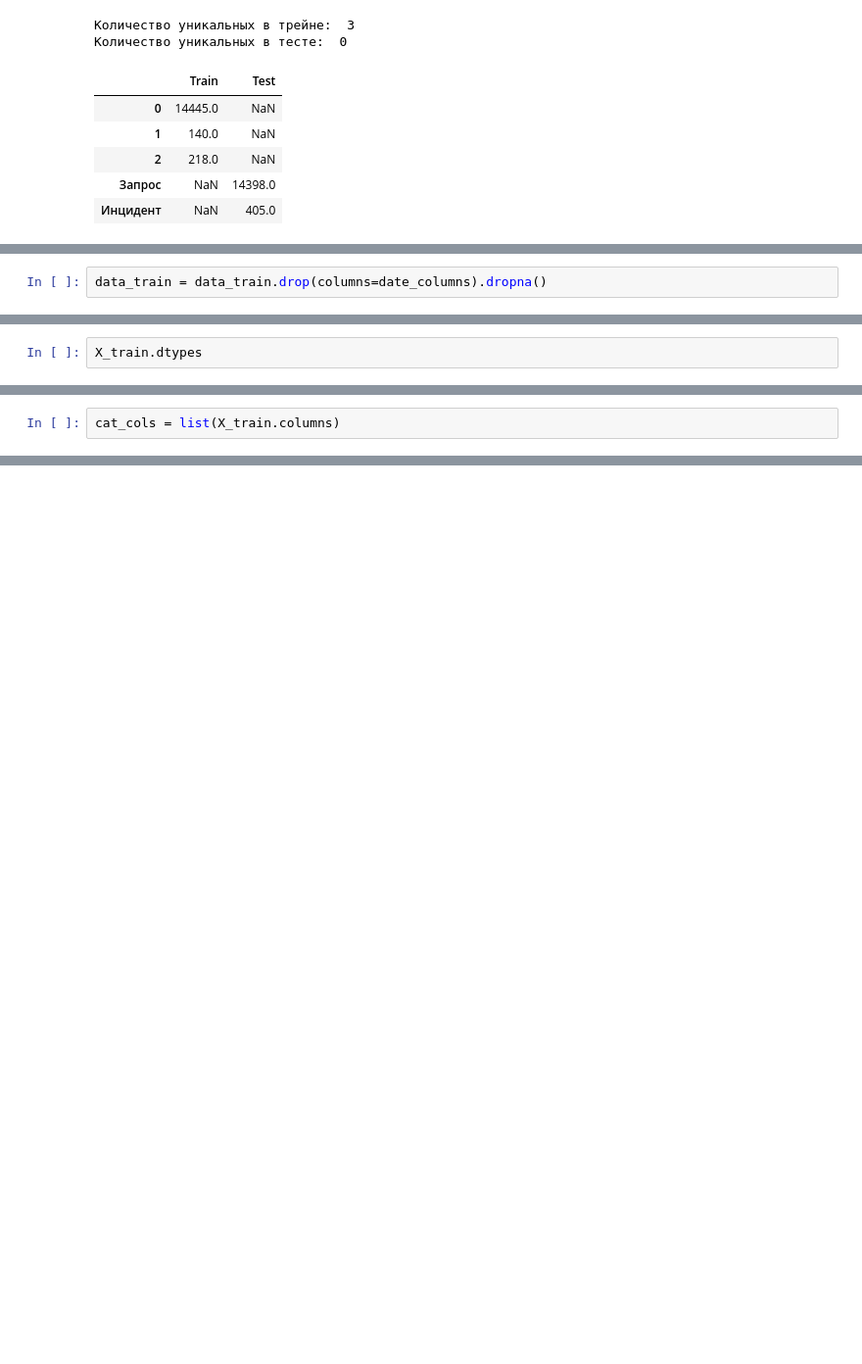
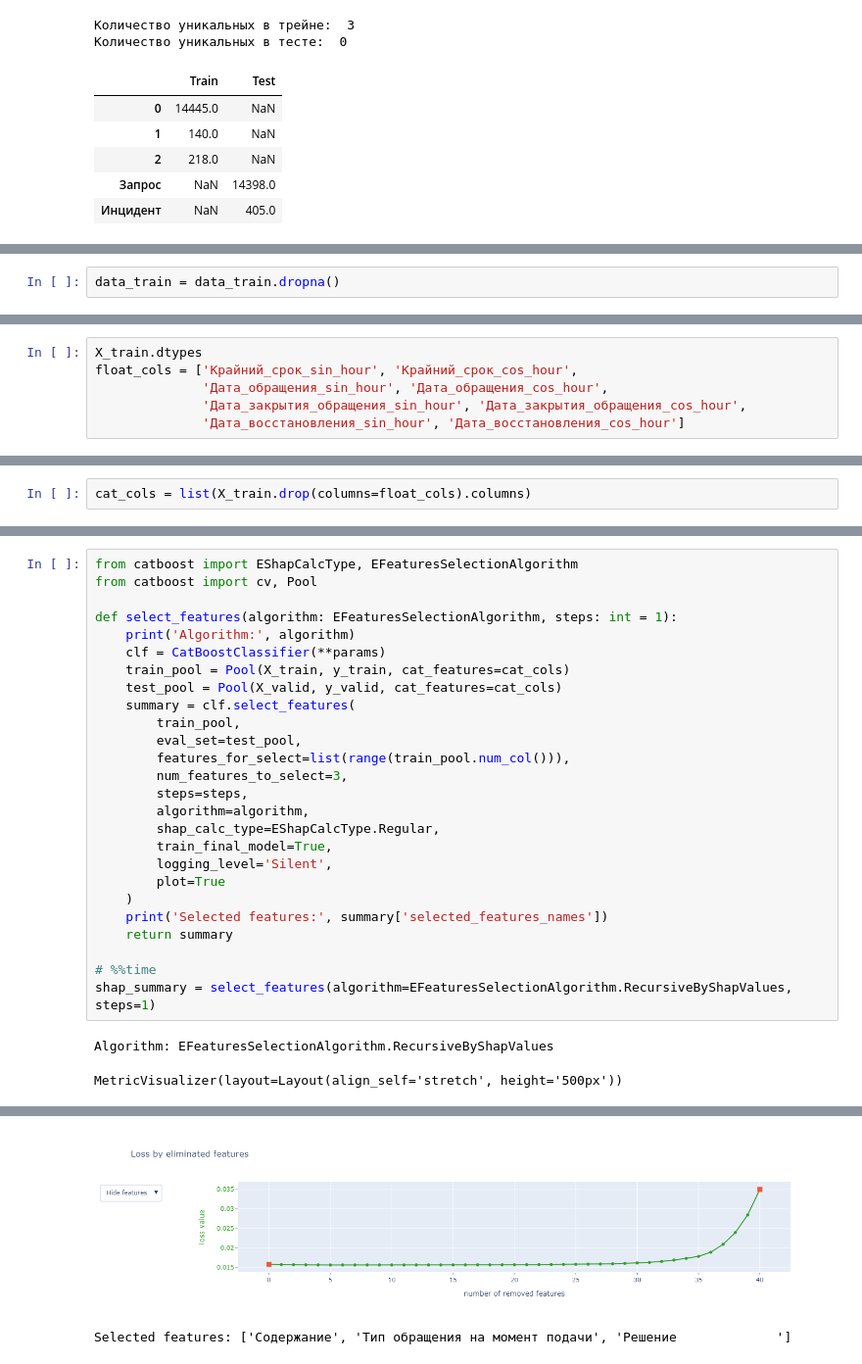
Before and after one commit to lyaminartemiy/central_bank_hack, a Jupyter notebook: baseline/lyamin_baseline.ipynb, the cells around one changed output, grey strips where cells are left out. Shown at 98% size. Saved outputs shown, nothing was run; the diff lists cells and outputs as text; blank space fills up the shorter version.

```diff
--- a/baseline/lyamin_baseline.ipynb
+++ b/baseline/lyamin_baseline.ipynb
@@ -322,2 +398,2 @@ data_train[['Крайний срок', 'Дата обращения', 'Дата
 # %%
-data_train = data_train.drop(columns=date_columns).dropna()
+data_train = data_train.dropna()
@@ -338,2 +406,6 @@ X_train.shape, X_valid.shape
 # %%
 X_train.dtypes
+float_cols = ['Крайний_срок_sin_hour', 'Крайний_срок_cos_hour',
+              'Дата_обращения_sin_hour', 'Дата_обращения_cos_hour',
+              'Дата_закрытия_обращения_sin_hour', 'Дата_закрытия_обращения_cos_hour',
+              'Дата_восстановления_sin_hour', 'Дата_восстановления_cos_hour']
@@ -368,2 +412,2 @@ dtype: int64
 # %%
-cat_cols = list(X_train.columns)
+cat_cols = list(X_train.drop(columns=float_cols).columns)
@@ -407,0 +517,29 @@ Shrink model to first 844 iterations.
+# %%
+from catboost import EShapCalcType, EFeaturesSelectionAlgorithm
+from catboost import cv, Pool
+
+def select_features(algorithm: EFeaturesSelectionAlgorithm, steps: int = 1):
+    print('Algorithm:', algorithm)
+    clf = CatBoostClassifier(**params)
+    train_pool = Pool(X_train, y_train, cat_features=cat_cols)
+    test_pool = Pool(X_valid, y_valid, cat_features=cat_cols)
+    summary = clf.select_features(
+        train_pool,
+        eval_set=test_pool,
+        features_for_select=list(range(train_pool.num_col())),
+        num_features_to_select=3,
+        steps=steps,
+        algorithm=algorithm,
+        shap_calc_type=EShapCalcType.Regular,
+        train_final_model=True,
+        logging_level='Silent',
+        plot=True
+    )
+    print('Selected features:', summary['selected_features_names'])
+    return summary
+
+# %%time
+shap_summary = select_features(algorithm=EFeaturesSelectionAlgorithm.RecursiveByShapValues, steps=1)
+# %% [output]
+Algorithm: EFeaturesSelectionAlgorithm.RecursiveByShapValues
+MetricVisualizer(layout=Layout(align_self='stretch', height='500px'))
@@ -407,0 +547,2 @@ Shrink model to first 844 iterations.
+[figure, added]
+Selected features: ['Содержание', 'Тип обращения на момент подачи', 'Решение             ']
```
Also changed, not shown: parts of 20 cells of this notebook.
